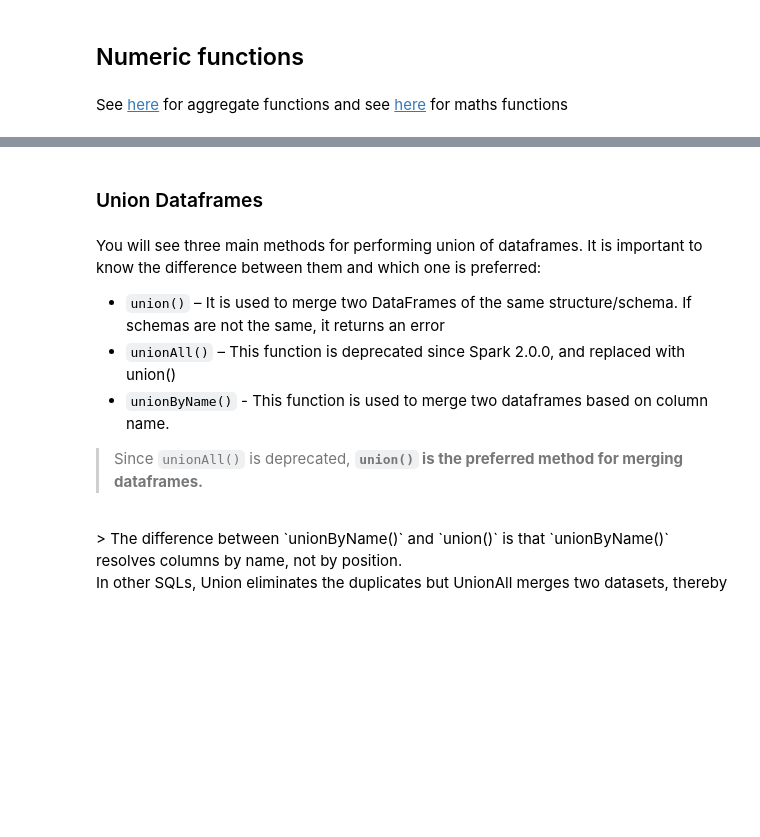
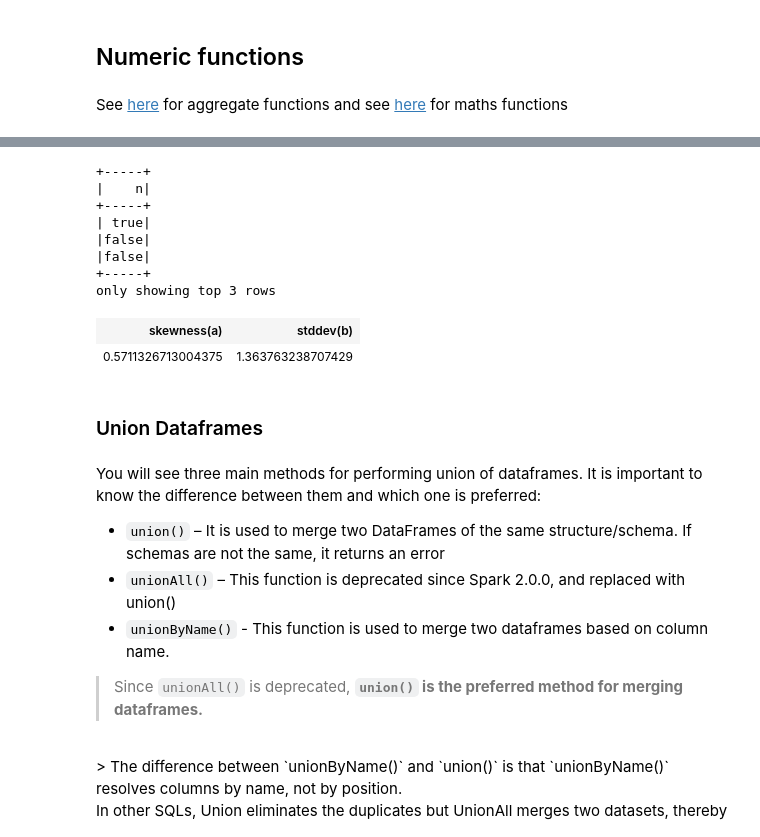
Before and after one commit to harnalashok/hadoop, a Jupyter notebook: colab_and_pyspark.ipynb, the cells around one changed output, grey strips where cells are left out. Drawn from its saved outputs; the diff is of its cells as text; code cells hidden in the pictures; blank space fills up the shorter version.

```diff
--- a/colab_and_pyspark.ipynb
+++ b/colab_and_pyspark.ipynb
@@ -1027,3 +1018,20 @@ df.select(min(col('Weight')), max(col('Weight'))).show()
+# %%
+# Does a NaN exist?
+sample.select(isnan(sample.a).alias('n')).show(3)
+
+# NaN will have to be dropped to calculate stat functions:
+sample.dropna().select(skewness(sample.a), stddev(sample['b']))
+# %% [output]
++-----+
+|    n|
++-----+
+| true|
+|false|
+|false|
++-----+
+only showing top 3 rows
+| skewness(a) | stddev(b) |
+| 0.5711326713004375 | 1.363763238707429 |
 # %% [markdown]
 <a id='union-dataframes'></a>
 ### Union Dataframes
```
Also changed, not shown: parts of 37 cells of this notebook.
